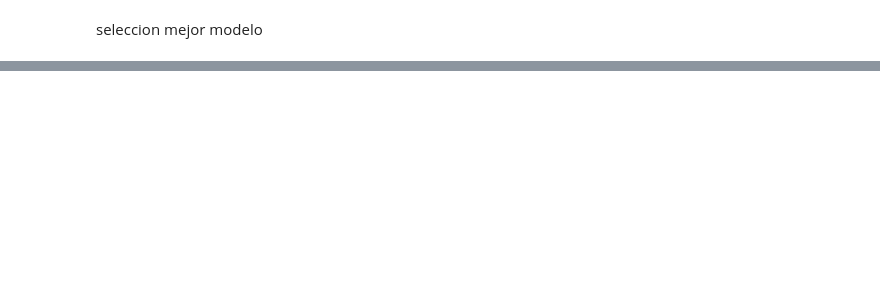
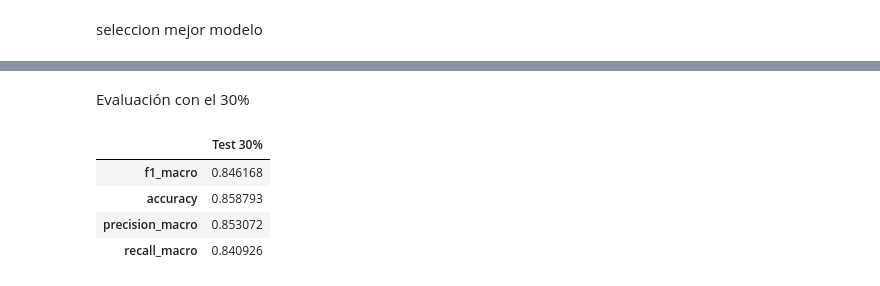
Before and after one commit to nickmen1201/mineria_proyecto_final_2026_20, a Jupyter notebook: 2_Modelos_hotel_bookings.ipynb, the cells around one changed output, grey strips where cells are left out. Cells and saved outputs as stored; diff of their text form; code cells hidden in the pictures; blank space fills up the shorter version.

Commit message:
Etapa de modelado completa

```diff
--- a/2_Modelos_hotel_bookings.ipynb
+++ b/2_Modelos_hotel_bookings.ipynb
@@ -641,0 +670,4 @@ medidas.T.sort_values('f1 de la CV', ascending=False)
+# %%
+#Mejor modelo: mayor f1 de la CV con diferencia train-test menor a 5 puntos (sin overfitting)
+modelo_final = modelXGB_bayes
+print(type(modelo_final).__name__, {p: modelo_final.get_params()[p] for p in ['n_estimators', 'max_depth', 'learning_rate']})
@@ -641,0 +678,16 @@ medidas.T.sort_values('f1 de la CV', ascending=False)
+# %%
+#Pipe con las operaciones de preparación de los datos y el mejor modelo
+from sklearn.pipeline import Pipeline
+from sklearn.compose import ColumnTransformer
+from sklearn.preprocessing import OneHotEncoder, FunctionTransformer
+from sklearn.base import clone
+
+otras_categoricas = [variable for variable in categoricas if variable != 'country']
+preparacion = ColumnTransformer([
+    ('numericas', MinMaxScaler(), predictoras_numericas), #Normalización
+    ('paises', OneHotEncoder(categories=[sorted(paises)], handle_unknown='ignore', sparse_output=False, dtype=int), ['country']), #Dummies de los 20 países
+    ('otros', FunctionTransformer(np.isin, kw_args={'test_elements': paises, 'invert': True}, feature_names_out='one-to-one'), ['country']), #Dummy "Otros": países fuera de los 20
+    ('categoricas', OneHotEncoder(drop='if_binary', handle_unknown='ignore', sparse_output=False, dtype=int), otras_categoricas)]) #Dummies (2 categorías: drop first)
+
+pipe = Pipeline([('preparacion', preparacion), ('modelo', clone(modelo_final))])
+pipe.fit(X_smote, y_smote) #Modelo final con el 70% balanceado (antes de dummies y normalización)
@@ -641,0 +712,17 @@ medidas.T.sort_values('f1 de la CV', ascending=False)
+# %% [markdown]
+Evaluación con el 30%
+# %%
+#Evaluación del modelo final con el 30% (datos reales sin balancear)
+from sklearn import metrics
+Y_pred = pipe.predict(X_test) #El Pipe aplica la preparación a los datos originales
+
+medidas_test = pd.DataFrame(index=['f1_macro', 'accuracy', 'precision_macro', 'recall_macro'])
+medidas_test['Test 30%'] = [metrics.f1_score(Y_test, Y_pred, average='macro'), metrics.accuracy_score(Y_test, Y_pred),
+                            metrics.precision_score(Y_test, Y_pred, average='macro'), metrics.recall_score(Y_test, Y_pred, average='macro')]
+medidas_test
+# %% [output]
+|  | Test 30% |
+| f1_macro | 0.846168 |
+| accuracy | 0.858793 |
+| precision_macro | 0.853072 |
+| recall_macro | 0.840926 |
```
Also changed, not shown: parts of 35 cells of this notebook, 3 other files.
